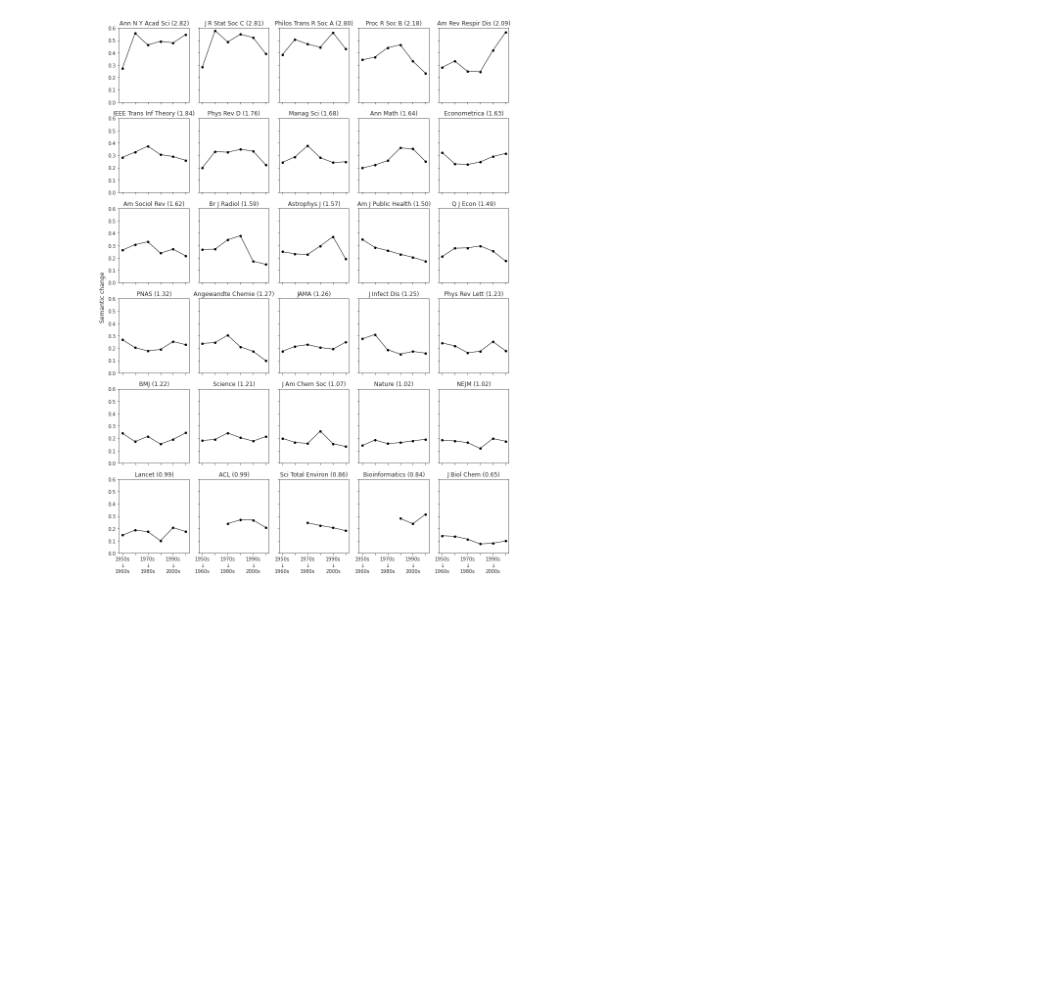
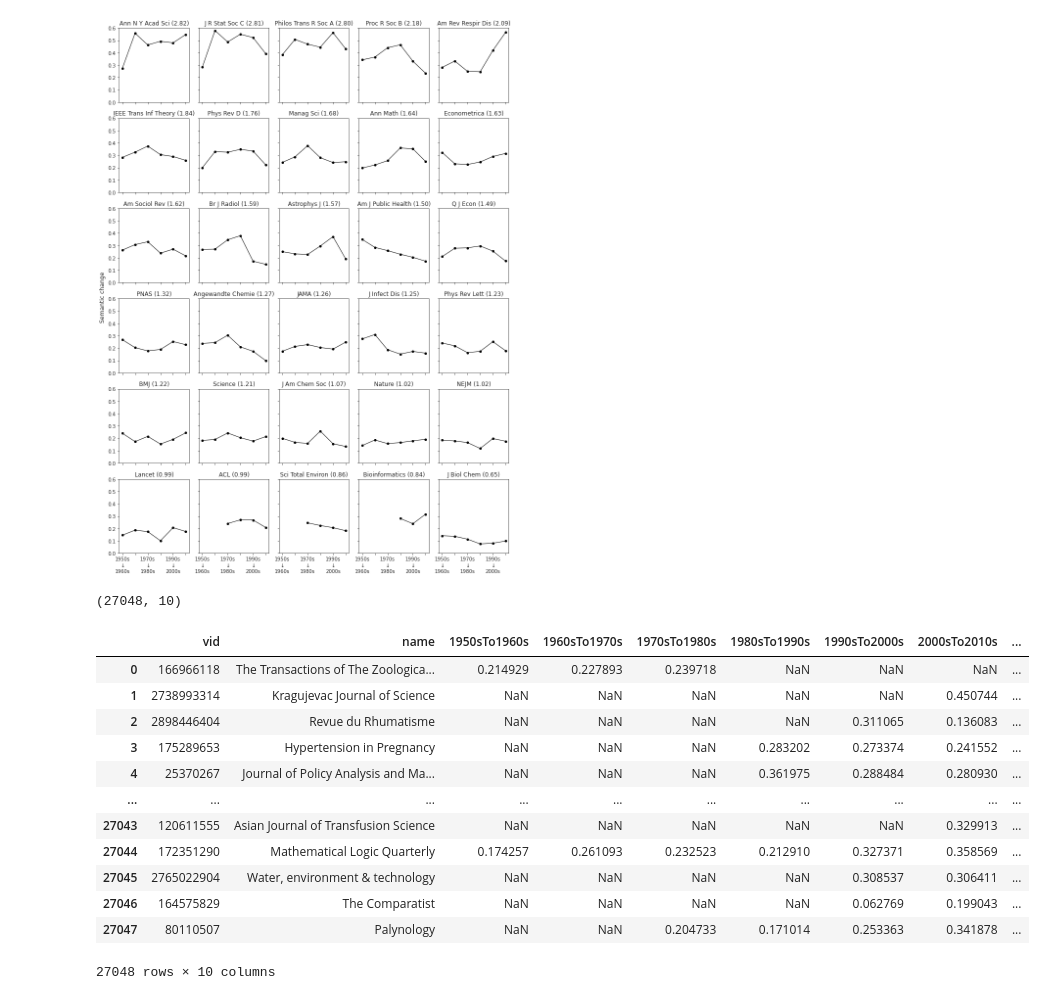
Before and after one commit to netknowledge/diachronic-p2v, a Jupyter notebook: semantic_change/semantic_change_global.ipynb, the cells around one changed output. Drawn from its saved outputs; the diff is of its cells as text; code cells hidden in the pictures; blank space fills up the shorter version.

```diff
--- a/semantic_change/semantic_change_global.ipynb
+++ b/semantic_change/semantic_change_global.ipynb
@@ -244,4 +245,34 @@ plot_venue_semantic_change(True)
 # %% [output]
 30
 [figure]
+# %%
+def add_field_label():
+    """"""
+    vid_field = defaultdict(list)
+    for dec, df in semantic_change_consecutive.items():
+        for vid, field in zip(df['vid'], df['field'+dec[:5]]):
+            vid_field[vid].append(field)
+    vid_field = {k: Counter(v).most_common()[0][0] for k, v in vid_field.items()}
+    vid_change_df['field'] = vid_change_df.vid.map(vid_field)
+
+add_field_label()
+vid_change_df.shape
+# %% [output]
+(27048, 10)
+# %%
+vid_change_df
+# %% [output]
+|  | vid | name | 1950sTo1960s | 1960sTo1970s | 1970sTo1980s | 1980sTo1990s | 1990sTo2000s | 2000sTo2010s | ... |
+| 0 | 166966118 | The Transactions of The Zoologica... | 0.214929 | 0.227893 | 0.239718 | NaN | NaN | NaN | ... |
+| 1 | 2738993314 | Kragujevac Journal of Science | NaN | NaN | NaN | NaN | NaN | 0.450744 | ... |
+| 2 | 2898446404 | Revue du Rhumatisme | NaN | NaN | NaN | NaN | 0.311065 | 0.136083 | ... |
+| 3 | 175289653 | Hypertension in Pregnancy | NaN | NaN | NaN | 0.283202 | 0.273374 | 0.241552 | ... |
+| 4 | 25370267 | Journal of Policy Analysis and Ma... | NaN | NaN | NaN | 0.361975 | 0.288484 | 0.280930 | ... |
+| ... | ... | ... | ... | ... | ... | ... | ... | ... | ... |
+| 27043 | 120611555 | Asian Journal of Transfusion Science | NaN | NaN | NaN | NaN | NaN | 0.329913 | ... |
+| 27044 | 172351290 | Mathematical Logic Quarterly | 0.174257 | 0.261093 | 0.232523 | 0.212910 | 0.327371 | 0.358569 | ... |
+| 27045 | 2765022904 | Water, environment & technology | NaN | NaN | NaN | NaN | 0.308537 | 0.306411 | ... |
+| 27046 | 164575829 | The Comparatist | NaN | NaN | NaN | NaN | 0.062769 | 0.199043 | ... |
+| 27047 | 80110507 | Palynology | NaN | NaN | 0.204733 | 0.171014 | 0.253363 | 0.341878 | ... |
+27048 rows × 10 columns
 # %%
```
Also changed, not shown: parts of 7 cells of this notebook.
